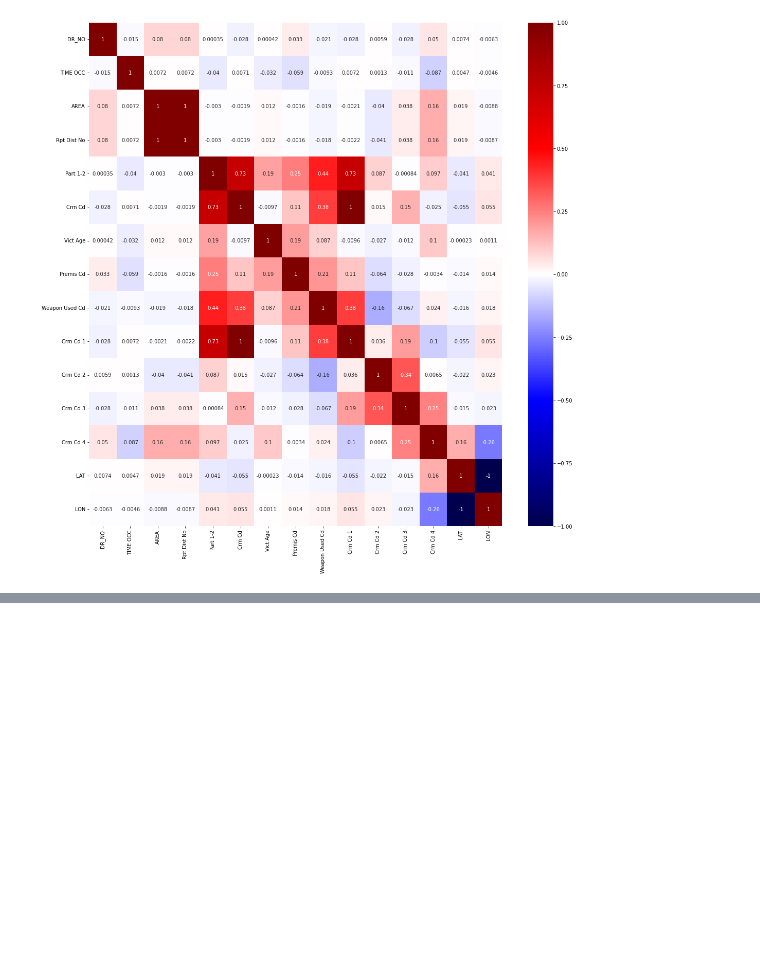
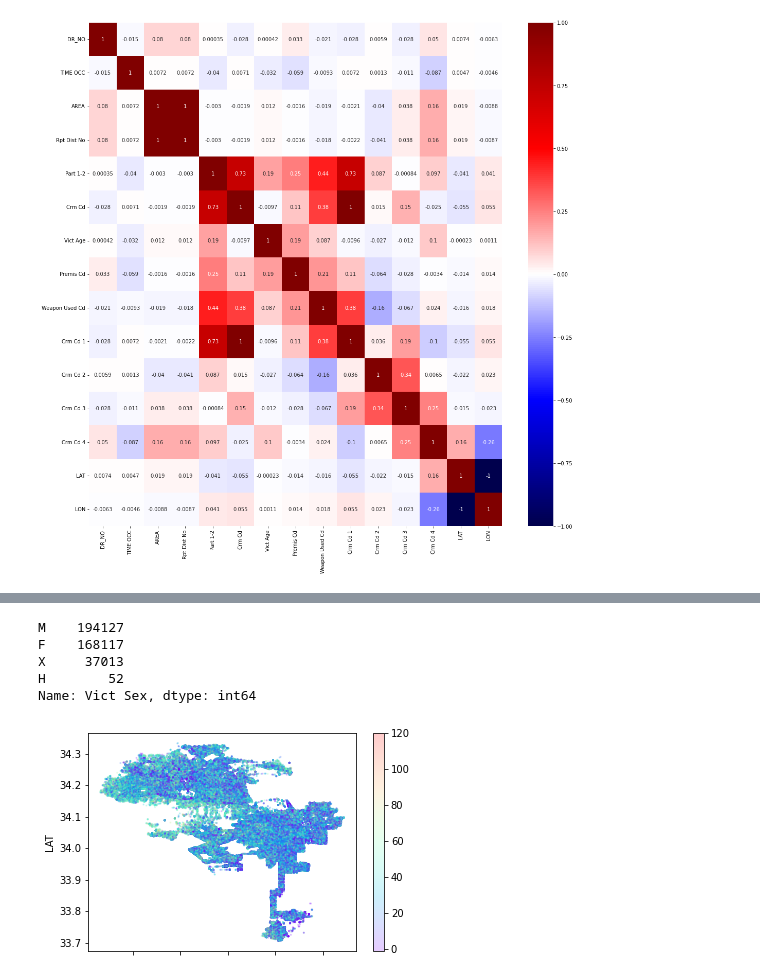
Before and after one commit to cojitamboe15/LACrimeDataML, a Jupyter notebook: LACrimeML.ipynb, the cells around one changed output, grey strips where cells are left out. Saved outputs shown, nothing was run; the diff lists cells and outputs as text; code cells hidden in the pictures; blank space fills up the shorter version.

```diff
--- a/LACrimeML.ipynb
+++ b/LACrimeML.ipynb
@@ -314,0 +404,14 @@ sns.heatmap(copy.corr(), annot=True, vmin=-1, vmax=1, cmap='seismic')
+# %%
+# what the hell is h, data catalog does not specify.
+copy['Vict Sex'].value_counts()
+# %% [output]
+M    194127
+F    168117
+X     37013
+H        52
+Name: Vict Sex, dtype: int64
+# %%
+# maybe will get better visuals after removing outliers
+copy.plot(kind="scatter", x="LON", y="LAT", alpha=0.2,  s=1, c=data["Vict Age"], cmap='rainbow');
+# %% [output]
+[figure, added]
```
Also changed, not shown: parts of 15 cells of this notebook.
